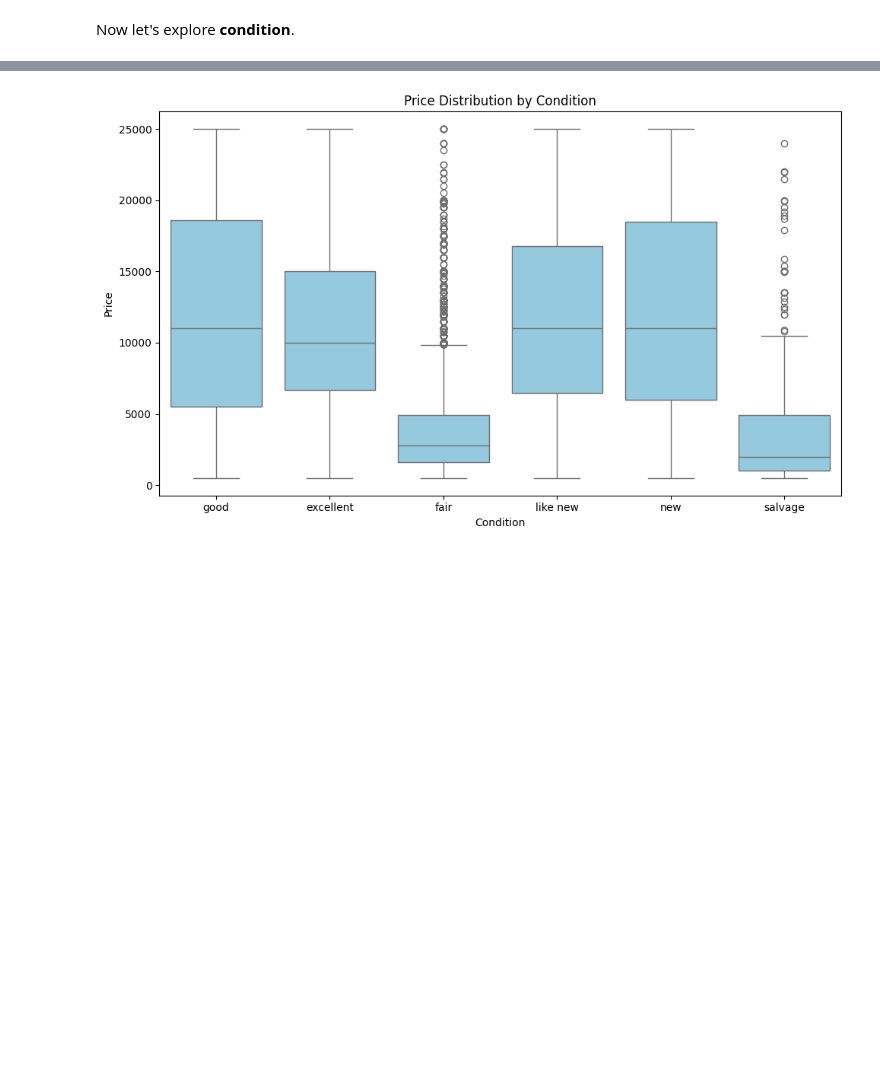
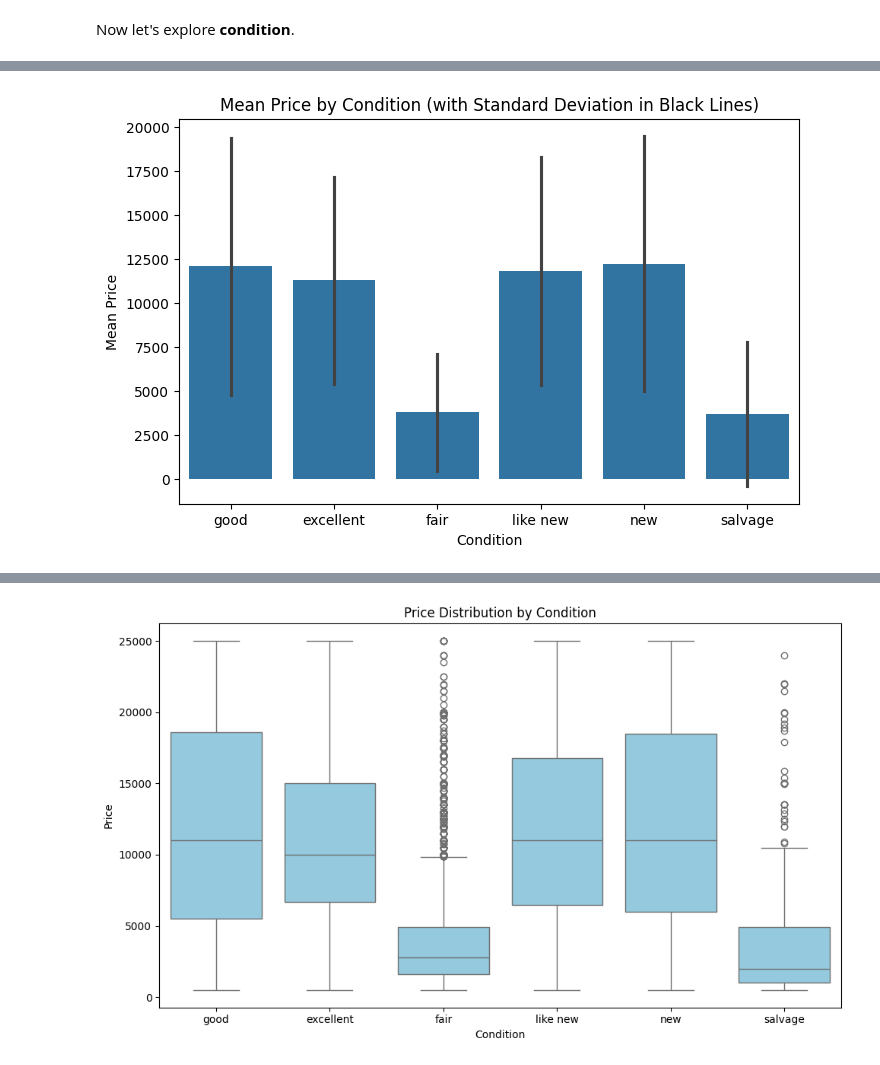
Before and after one commit to jeffreylgoode/what-drives-car-prices, a Jupyter notebook: notebooks/car_price_analysis.ipynb, the cells around one changed output, grey strips where cells are left out. Cells and saved outputs as stored; diff of their text form; code cells hidden in the pictures; blank space fills up the shorter version.

```diff
--- a/notebooks/car_price_analysis.ipynb
+++ b/notebooks/car_price_analysis.ipynb
@@ -514,0 +530,21 @@ Now let's explore **condition**.
+# %%
+import seaborn as sns
+import matplotlib.pyplot as plt
+import numpy as np
+
+plt.figure(figsize=(8,5))
+
+sns.barplot(
+    data=df_clean3,
+    x="condition",
+    y="price",
+    estimator=np.mean,
+    errorbar=("sd"),   # <-- add standard deviation error bars
+)
+
+plt.title("Mean Price by Condition (with Standard Deviation in Black Lines)")
+plt.xlabel("Condition")
+plt.ylabel("Mean Price")
+plt.show()
+# %% [output]
+[figure, added]
```
Also changed, not shown: parts of 9 cells of this notebook.
